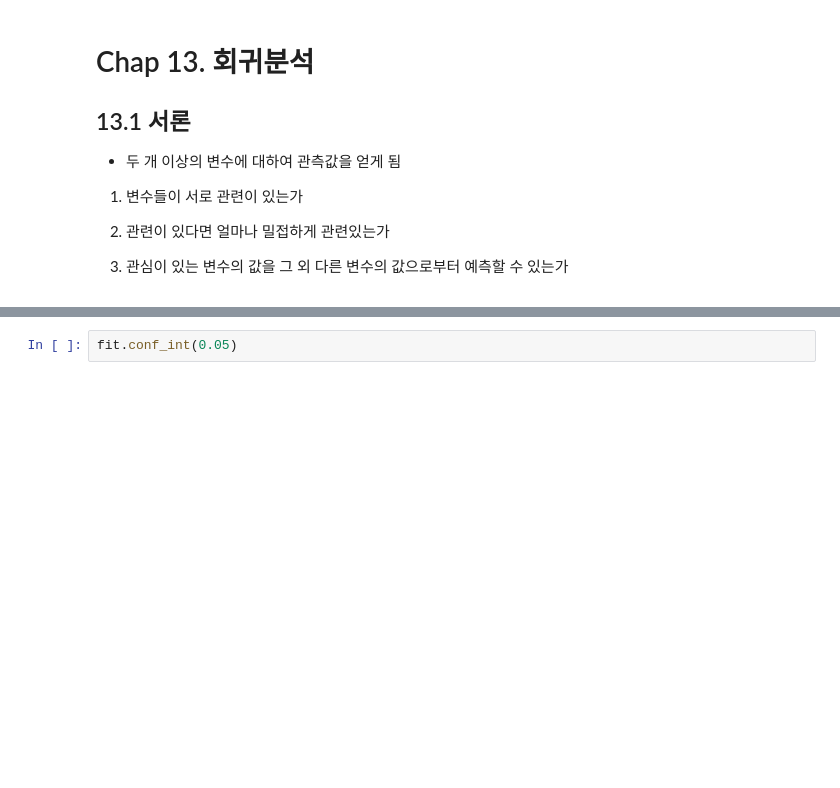
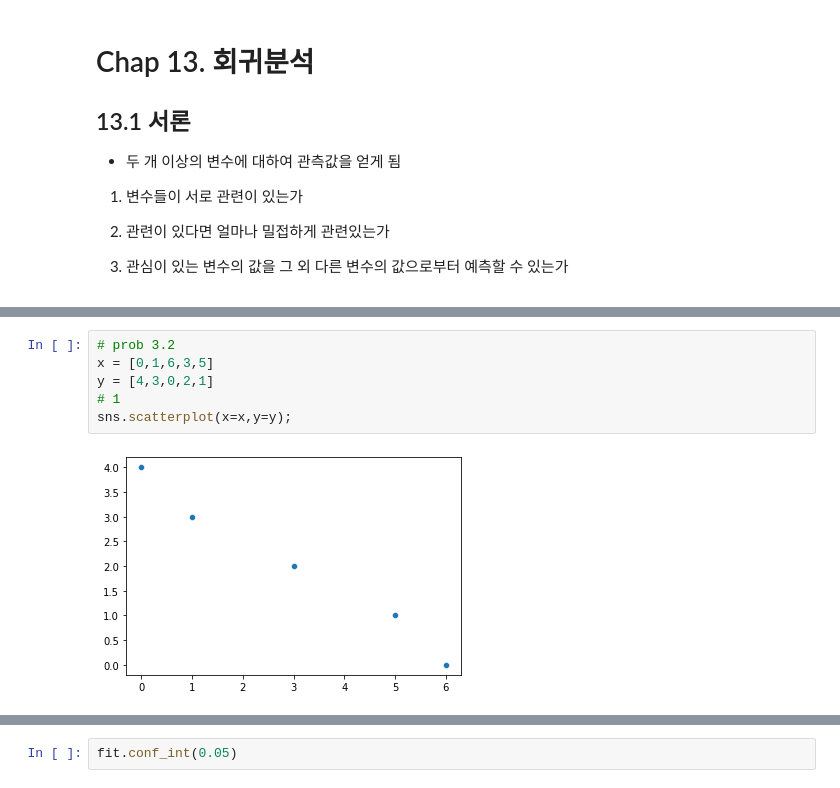
Before and after one commit to klee30810/ADP-study, a Jupyter notebook: stats/pstat/Chap 13. 회귀분석.ipynb, the cells around one changed output, grey strips where cells are left out. Drawn from its saved outputs; the diff is of its cells as text; blank space fills up the shorter version.

```diff
--- a/stats/pstat/Chap 13. 회귀분석.ipynb
+++ b/stats/pstat/Chap 13. 회귀분석.ipynb
@@ -26,0 +111,8 @@ from matplotlib import font_manager, rc, rcParams
+# %%
+# prob 3.2
+x = [0,1,6,3,5]
+y = [4,3,0,2,1]
+# 1
+sns.scatterplot(x=x,y=y);
+# %% [output]
+[figure, added]
```
Also changed, not shown: parts of 27 cells of this notebook.
